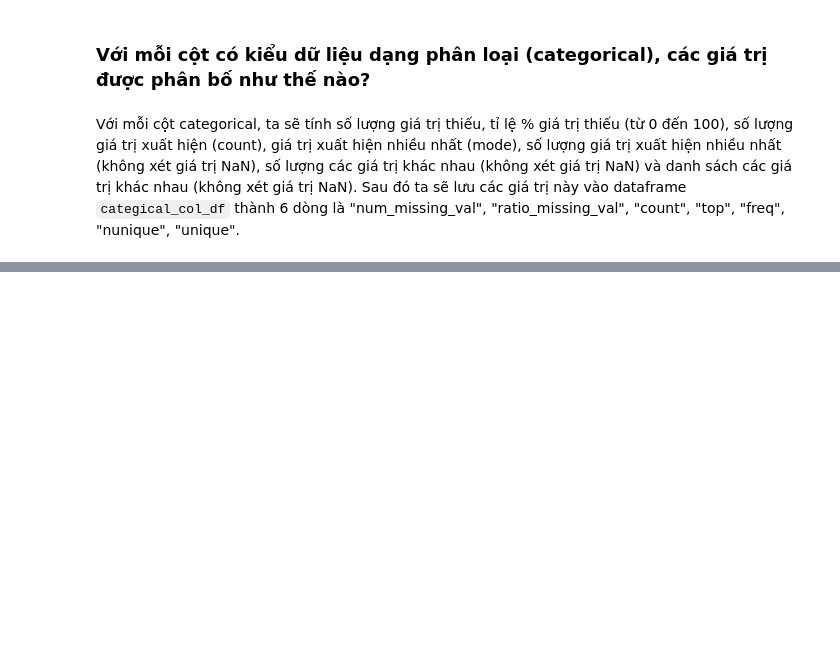
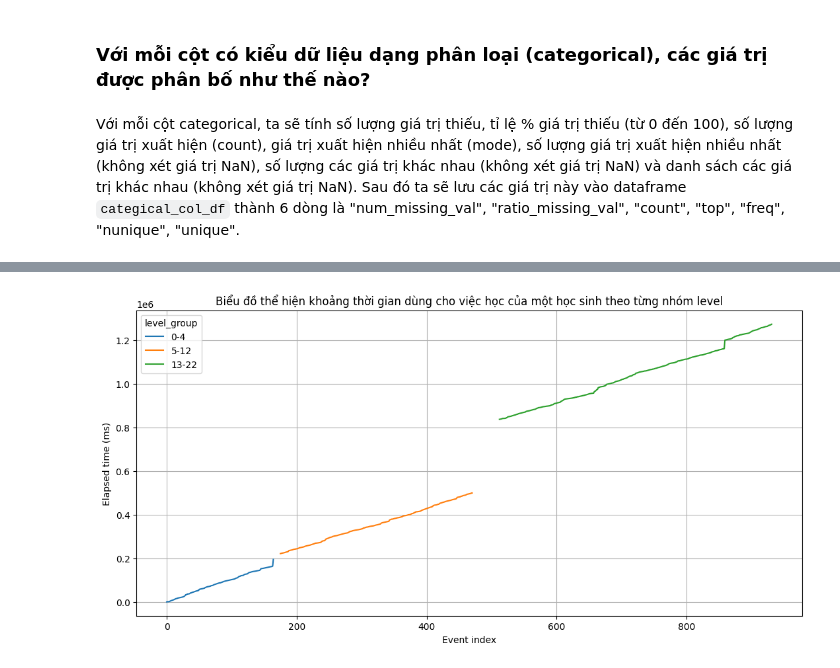
Before and after one commit to vt-khang/KHDLUD-FinalProject, a Jupyter notebook: 19120511_19120526_19120539.ipynb, the cells around one changed output, grey strips where cells are left out. Saved outputs shown, nothing was run; the diff lists cells and outputs as text; code cells hidden in the pictures; blank space fills up the shorter version.

Commit message:
fix: done exploring structure data

```diff
--- a/19120511_19120526_19120539.ipynb
+++ b/19120511_19120526_19120539.ipynb
@@ -155 +223,3 @@ Như vậy có thể thấy:
+# %%
+raw_train_df[['session_id', 'index']] = raw_train_df[['session_id', 'index']].astype(object)
 # %% [markdown]
@@ -157,2 +227,2 @@ Thay đổi kiểu dữ liệu của các cột "session_id", "index", "level",
 # %%
-df[['session_id', 'index', 'level', 'fullscreen', 'hq', 'music']] = df[['session_id', 'index', 'level', 'fullscreen', 'hq', 'music']].astype('category')
+raw_train_df[['level', 'fullscreen', 'hq', 'music']] = raw_train_df[['level', 'fullscreen', 'hq', 'music']].astype('category')
@@ -165,5 +231,5 @@ Thay đổi kiểu dữ liệu của các cột "page" sang kiểu dữ liệu d
 # %%
-df['page'] = df['page'].astype('Int64').astype('category')
+raw_train_df['page'] = raw_train_df['page'].astype('Int64').astype('category')
 # %% [markdown]
 Xem thử kiểu dữ liệu của các cột dữ liệu sau khi tiền xử lý.
 # %%
@@ -284,8 +328,8 @@ def top(s):
 def freq(s):
   return (s == s.mode()[0]).value_counts()[True]
 
-categorical_cols = df.select_dtypes(exclude = 'number').columns
-categorical_col_df = df[categorical_cols].agg([num_missing_val, ratio_missing_val, count, top, freq, nunique, unique]).T
+categorical_cols = raw_train_df.select_dtypes(exclude = 'number').columns
+categorical_col_df = raw_train_df[categorical_cols].agg([num_missing_val, ratio_missing_val, count, top, freq, nunique, unique]).T
 categorical_col_df[['num_missing_val', 'count']] = categorical_col_df[['num_missing_val', 'count']].astype(int)
 categorical_col_df
 # %% [output]
@@ -306,0 +391,11 @@ categorical_col_df
+# %%
+plt.figure(figsize = (13, 6))
+first_df = raw_train_df[raw_train_df['session_id'] == categorical_col_df['unique']['session_id'][0]]
+sns.lineplot(data = first_df, x = 'index', y = 'elapsed_time', hue = 'level_group')
+plt.grid()
+plt.xlabel('Event index')
+plt.ylabel('Elapsed time (ms)')
+plt.title('Biểu đồ thể hiện khoảng thời gian dùng cho việc học của một học sinh theo từng nhóm level')
+plt.show()
+# %% [output]
+[figure, added]
```
Also changed, not shown: parts of 52 cells of this notebook.
